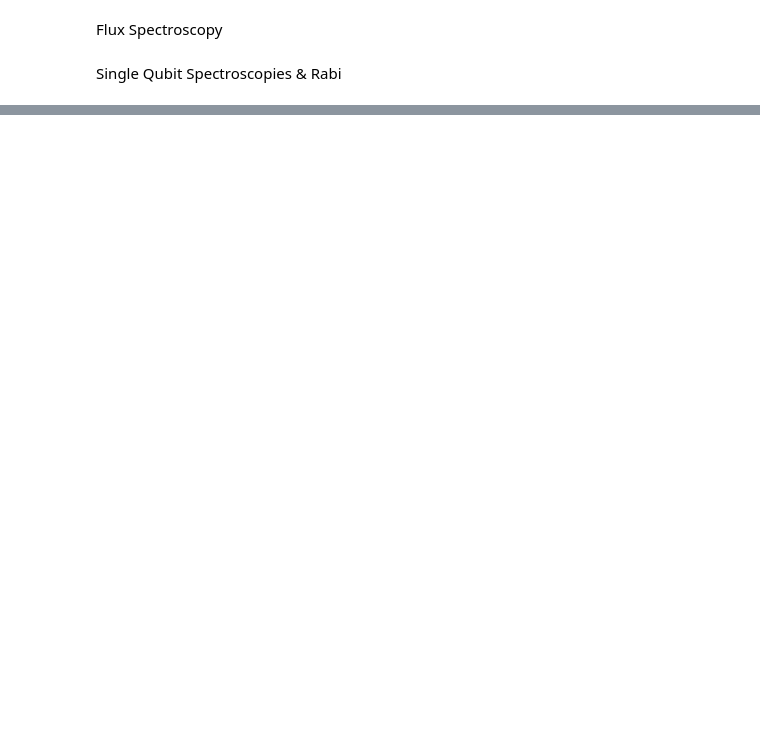
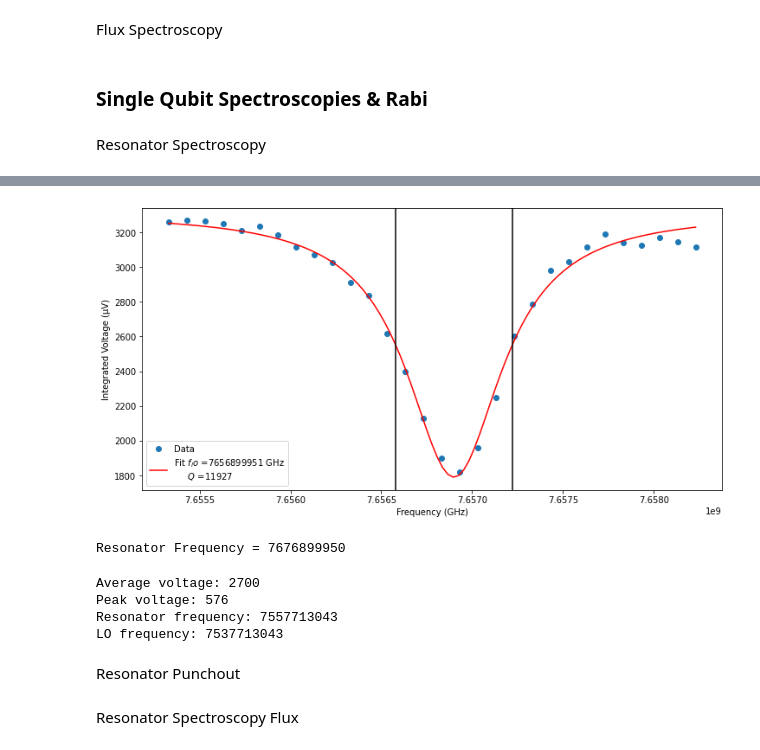
Before and after one commit to qiboteam/qibolab, a Jupyter notebook: examples/tii/diagnostics_5q.ipynb, the cells around one changed output, grey strips where cells are left out. Saved outputs shown, nothing was run; the diff lists cells and outputs as text; code cells hidden in the pictures; blank space fills up the shorter version.

```diff
--- a/examples/tii/diagnostics_5q.ipynb
+++ b/examples/tii/diagnostics_5q.ipynb
@@ -1,14 +4,19 @@
 # %%
-import pathlib
-import os
-from qibolab.paths import qibolab_folder
+from qibolab.paths import script_folder, qibolab_folder
 from qibolab import Platform
+from qibolab.calibration import utils
+from qibolab.calibration.calibration import Calibration as Diagnostics
 
-script_folder = pathlib.Path(os.path.abspath(''))
 diagnostics_settings = script_folder / "diagnostics.yml"
-runcard = qibolab_folder / 'runcards' / 'qw5q.yml'
+runcard = qibolab_folder / 'runcards' / 'tii5q.yml'
 
 # Create a platform; connect and configure it
 platform = Platform('multiqubit', runcard)
 platform.connect()
 platform.setup()
+
+# create a diagnostics/calibration object
+ds = Diagnostics(platform, diagnostics_settings)
+
+# select the qubit to be characterised
+qubit = 2
@@ -15,7 +34,3 @@ platform.setup()
-# %%
-import diagnostics_5q
-
-ds = diagnostics_5q.Diagnostics(platform, diagnostics_settings)
 # %% [markdown]
 Flux Spectroscopy
 # %%
@@ -76,8 +91,11 @@ plt.suptitle('Resonator Spectroscopy Flux Matrix', fontsize=40, verticalalignmen
 plt.savefig('resonator spectroscopy flux matrix.png', bbox_inches='tight')
 plt.show()
 # %% [markdown]
-Single Qubit Spectroscopies & Rabi
+### Single Qubit Spectroscopies & Rabi
 # %%
-qubit = 0
+qubit = 2
+# %% [markdown]
+Resonator Spectroscopy
 # %%
-resonator_freq, avg_min_voltage, max_ro_voltage, smooth_dataset, dataset = ds.run_resonator_spectroscopy(qubit)
+resonator_freq, avg_voltage, peak_voltage, dataset = ds.run_resonator_spectroscopy(qubit)
+# %% [output]
@@ -83,0 +107,14 @@ resonator_freq, avg_min_voltage, max_ro_voltage, smooth_dataset, dataset = ds.ru
+[figure, added]
+Resonator Frequency = 7676899950
+# %%
+print(f"Average voltage: {int(avg_voltage)}")
+print(f"Peak voltage: {int(peak_voltage)}")
+print(f"Resonator frequency: {resonator_freq}")
+print(f"LO frequency: {resonator_freq - platform.settings['native_gates']['single_qubit'][qubit]['MZ']['frequency']}")
+# %% [output]
+Average voltage: 2700
+Peak voltage: 576
+Resonator frequency: 7557713043
+LO frequency: 7537713043
+# %% [markdown]
+Resonator Punchout
@@ -83,0 +123,2 @@ resonator_freq, avg_min_voltage, max_ro_voltage, smooth_dataset, dataset = ds.ru
+# %% [markdown]
+Resonator Spectroscopy Flux
```
Also changed, not shown: parts of 32 cells of this notebook, 6 other files.
